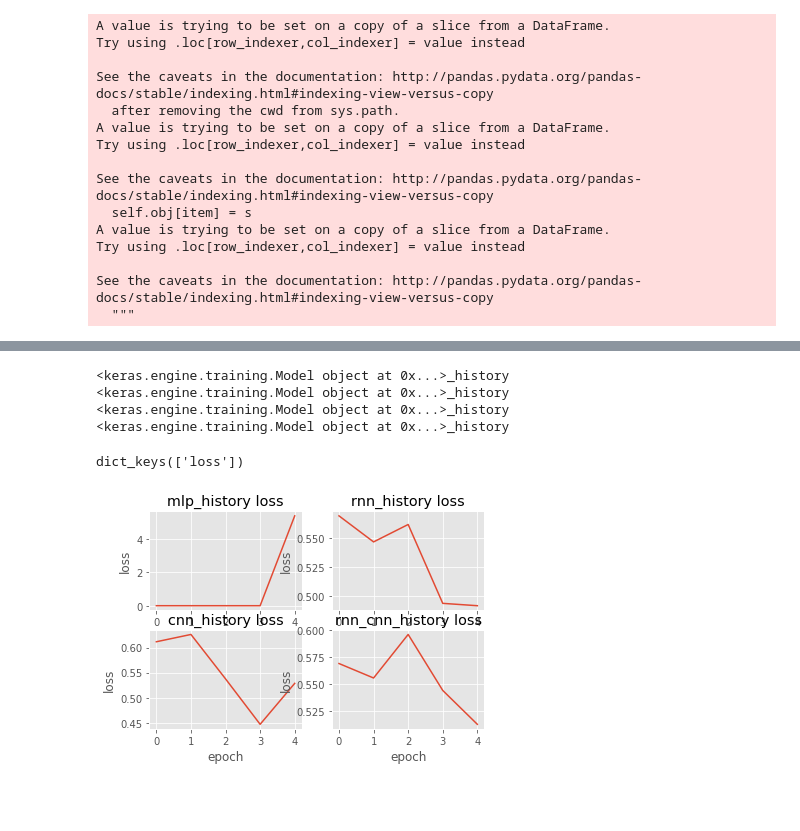
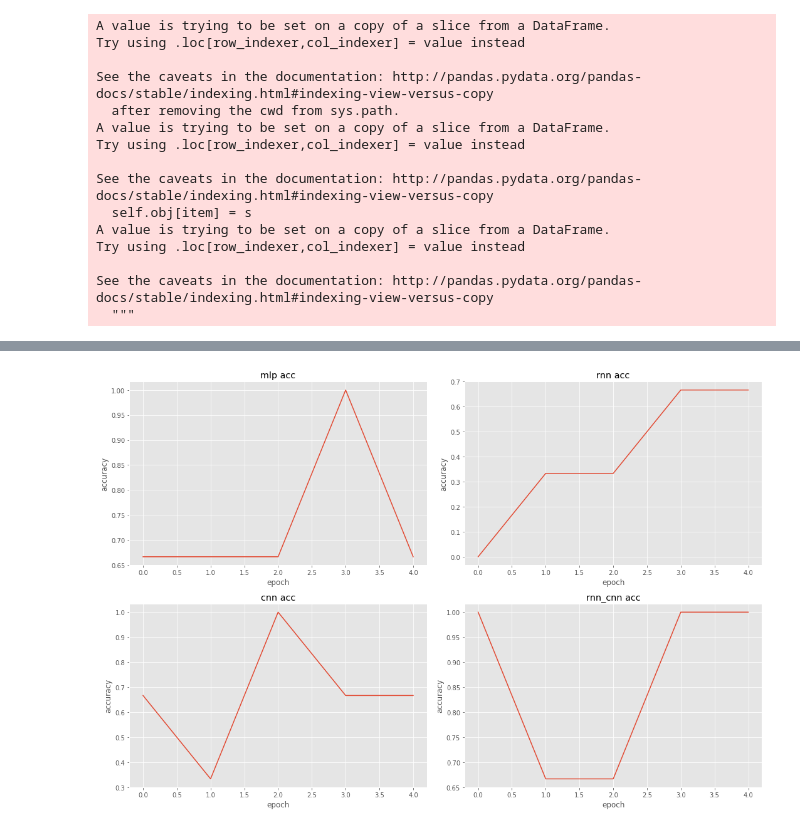
Before and after one commit to yiaktan/NLP-Stock-Prediction, a Jupyter notebook: Data Collection & PreProcessing.ipynb, the cells around one changed output, grey strips where cells are left out. Saved outputs shown, nothing was run; the diff lists cells and outputs as text; code cells hidden in the pictures; blank space fills up the shorter version.

```diff
--- a/Data Collection & PreProcessing.ipynb
+++ b/Data Collection & PreProcessing.ipynb
@@ -335,17 +335,11 @@ df_list = []
 for i, df in tqdm(enumerate(np.array_split(crawled_df,chunks))):
     df['text'], df['release_date'] = zip(*df['txt_link'].apply(sec_ext.extract_text))
     df['items'] = df['text'].map(sec_ext.extract_item_no)
-#     df[['price_change','vix']] = df[['ticker','release_date']].apply(fin_data.get_change,axis=1,broadcast=True)
-#     df['rm_week'] = df[['ticker','release_date']].apply(fin_data.get_historical_movements,period="week",axis=1)
-#     df['rm_month'] = df[['ticker','release_date']].apply(fin_data.get_historical_movements,period="month",axis=1)
-#     df['rm_qtr'] = df[['ticker','release_date']].apply(fin_data.get_historical_movements,period="quarter",axis=1)
-#     df['rm_year'] = df[['ticker','release_date']].apply(fin_data.get_historical_movements,period="year",axis=1)
-    if not os.path.isfile('texts.csv'): #If no file exists, create one with header
+    if not os.path.isfile("Data/texts_example{}.csv.gzip".format(part_no)): #If no file exists, create one with header
         df.to_csv("Data/texts_example{}.csv.gzip".format(part_no),chunksize=chunksize,compression="gzip")
     else: # else it exists so append without writing the header
         df.to_csv("Data/texts_example{}.csv.gzip".format(part_no),mode="a",header=False,compression="gzip",chunksize=chunksize)
     df_list.append(df)
-
     del df
 
     if i % 50 == 0:
@@ -377,7 +386,7 @@ df.head()
 # %%
 import ast
 
-df = pd.read_csv("Data/texts1.csv.gzip",compression="gzip")
+df = pd.read_csv("Data/texts1.csv.gzip",compression="gzip",parse_dates=['release_date'])
 df["signal"] = df['price_change'].map(lambda x: "stay" if -1<x<1 else ("up" if x>1 else "down"))
 df['items'] = df['items'].map(lambda x: ast.literal_eval(x))
 df.shape
@@ -609,8 +663,23 @@ def build_model(output_classes,architecture,aux_shape=aux_shape,vocab_size=vocab
     model = Model(inputs=[main_input, auxiliary_input], outputs=[main_output],name=architecture)
 
     #sgd = SGD(lr=0.01, decay=1e-6, momentum=0.9, nesterov=True)
-    model.compile('adam', 'categorical_crossentropy',metrics=['accuracy'])
+    model.compile('adam', 'categorical_crossentropy',metrics=['accuracy',auc_roc])
     return model
+
+def plot_metrics(model_dict,metric):
+    plots = 1
+    plt.figure(figsize=[15,10])
+    for model, history in model_dict.items():
+        plt.subplot(2,2,plots)
+        plt.plot(history.history[metric])
+        #plt.plot(history.history['val_acc'])
+        plt.title('{0} {1}'.format(model,metric))
+        plt.ylabel('accuracy')
+        plt.xlabel('epoch')
+        plots += 1
+    #plt.legend(['train', 'test'], loc='upper left')
+    plt.tight_layout()
+    plt.show()
 # %%
 mlp = build_model(2,"mlp")
 rnn = build_model(2,"rnn")
@@ -627,7 +692,7 @@ batch_size = 128
 model_dict = dict()
 for model in models:
     print(model.name)
-    model_dict["{}_history".format(model.name)] = model.fit([docs_train,X_train],y_train,batch_size=batch_size,epochs=epochs,verbose=1)
+    model_dict["{}".format(model.name)] = model.fit([docs_train,X_train],y_train,batch_size=batch_size,epochs=epochs,verbose=1)
 # %% [output]
 mlp
 Epoch 1/5
@@ -664,27 +714,4 @@ plt.show()
-# %%
-for model in model_dict.keys():
-    print(model)
-# %% [output]
-<keras.engine.training.Model object at 0x...>_history
-<keras.engine.training.Model object at 0x...>_history
-<keras.engine.training.Model object at 0x...>_history
-<keras.engine.training.Model object at 0x...>_history
-# %%
-rnn_history.history.keys()
-# %% [output]
-dict_keys(['loss'])
-# %%
-plots = 1
-for model, history in model_dict.items():
-    plt.subplot(2,2,plots)
-    plt.plot(history.history['loss'])
-    #plt.plot(history.history['val_acc'])
-    plt.title('{} loss'.format(model))
-    plt.ylabel('loss')
-    plt.xlabel('epoch')
-    plots += 1
-#plt.legend(['train', 'test'], loc='upper left')
-plt.show()
-# summarize history for loss
-# %% [output]
-[figure, removed]
+# %%
+plot_metrics(model_dict,"acc")
+# %% [output]
+[figure, added]
```
Also changed, not shown: parts of 12 cells of this notebook.
